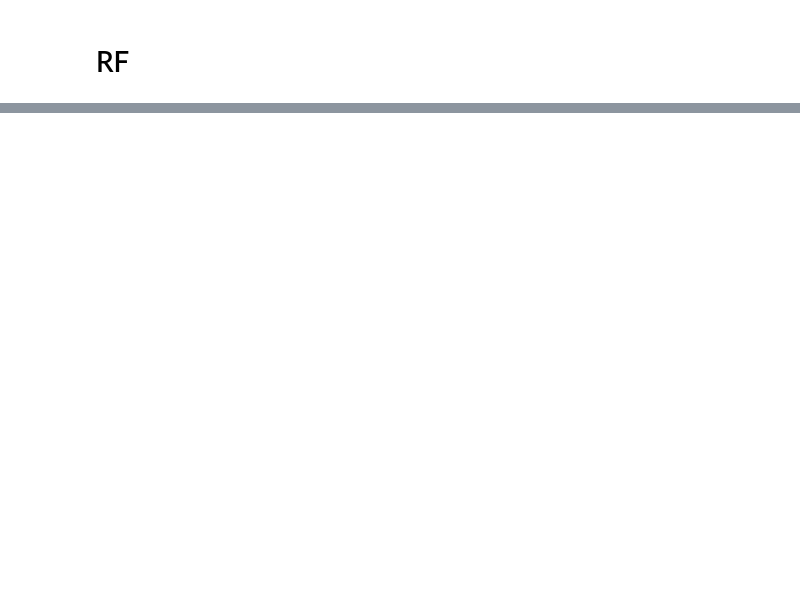
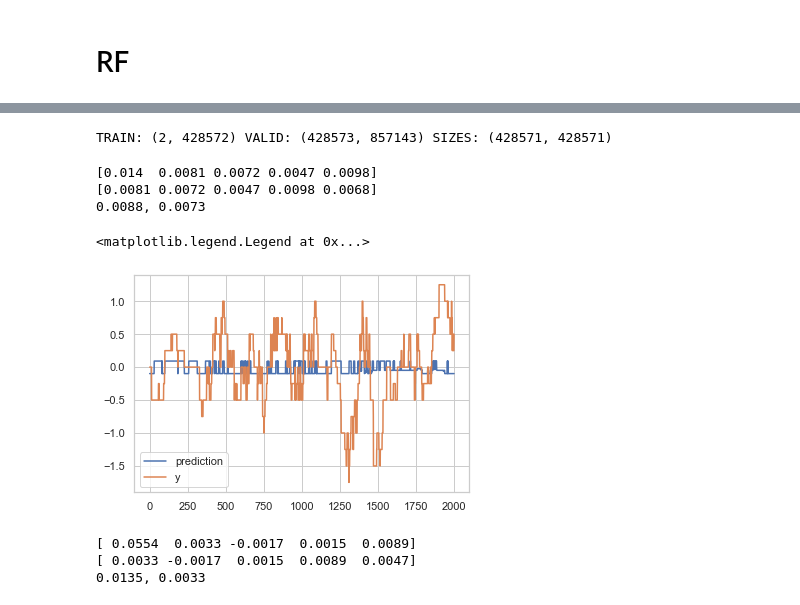
Before and after one commit to glowsplint/xtx, a Jupyter notebook: EDA.ipynb, the cells around one changed output, grey strips where cells are left out. Saved outputs shown, nothing was run; the diff lists cells and outputs as text; code cells hidden in the pictures; blank space fills up the shorter version.

```diff
--- a/EDA.ipynb
+++ b/EDA.ipynb
@@ -352 +389,47 @@ rf_random.fit(X, y)
+# %%
+# create X with important variables only
+X = df.drop('y', axis=1)[a[:20]].values
+y = df.y.values
+# %%
+from sklearn.preprocessing import LabelBinarizer
+from sklearn.ensemble import RandomForestRegressor
+from sklearn.ensemble import RandomForestClassifier
+from sklearn.model_selection import RandomizedSearchCV
+from rolling import RollingWindowSplit
+from joblib import dump, load
+
+rlcv = RollingWindowSplit(n_splits=5, compatible=True)
+for inc, (train_index, valid_index) in enumerate(rlcv.split(X), 1):
+    x_train, x_valid = X[train_index], X[valid_index]
+    y_train, y_valid = y[train_index], y[valid_index]
+    print("TRAIN:", (train_index[0], train_index[-1]),
+          "VALID:", (valid_index[0], valid_index[-1]),
+          "SIZES:", (len(x_train), len(x_valid)))
+    if inc: break
+# %% [output]
+TRAIN: (2, 428572) VALID: (428573, 857143) SIZES: (428571, 428571)
+# %%
+rf_model = RandomForestRegressor(n_estimators=10, max_depth=2, min_samples_split=2, min_samples_leaf=5000,
+                                 max_features='auto', n_jobs=-1, random_state=41)
+# %%
+rf_model.fit(x_train, y_train);
+# %%
+rlcvscore(rf_model)
+# %% [output]
+[0.014  0.0081 0.0072 0.0047 0.0098]
+[0.0081 0.0072 0.0047 0.0098 0.0068]
+0.0088, 0.0073
+# %%
+plt.plot(rf_model.predict(x_valid)[:2000])
+plt.plot(y_valid[:2000])
+plt.legend(('prediction', 'y'))
+# %% [output]
+<matplotlib.legend.Legend at 0x...>
+[figure, added]
+# %%
+rlcvscore(rf_model) #n_est 10, depth 6, 1000, 1000, 30 most importantvariables
+# %% [output]
+[ 0.0554  0.0033 -0.0017  0.0015  0.0089]
+[ 0.0033 -0.0017  0.0015  0.0089  0.0047]
+0.0135, 0.0033
 # %%
```
Also changed, not shown: parts of 32 cells of this notebook, 1 other file.
